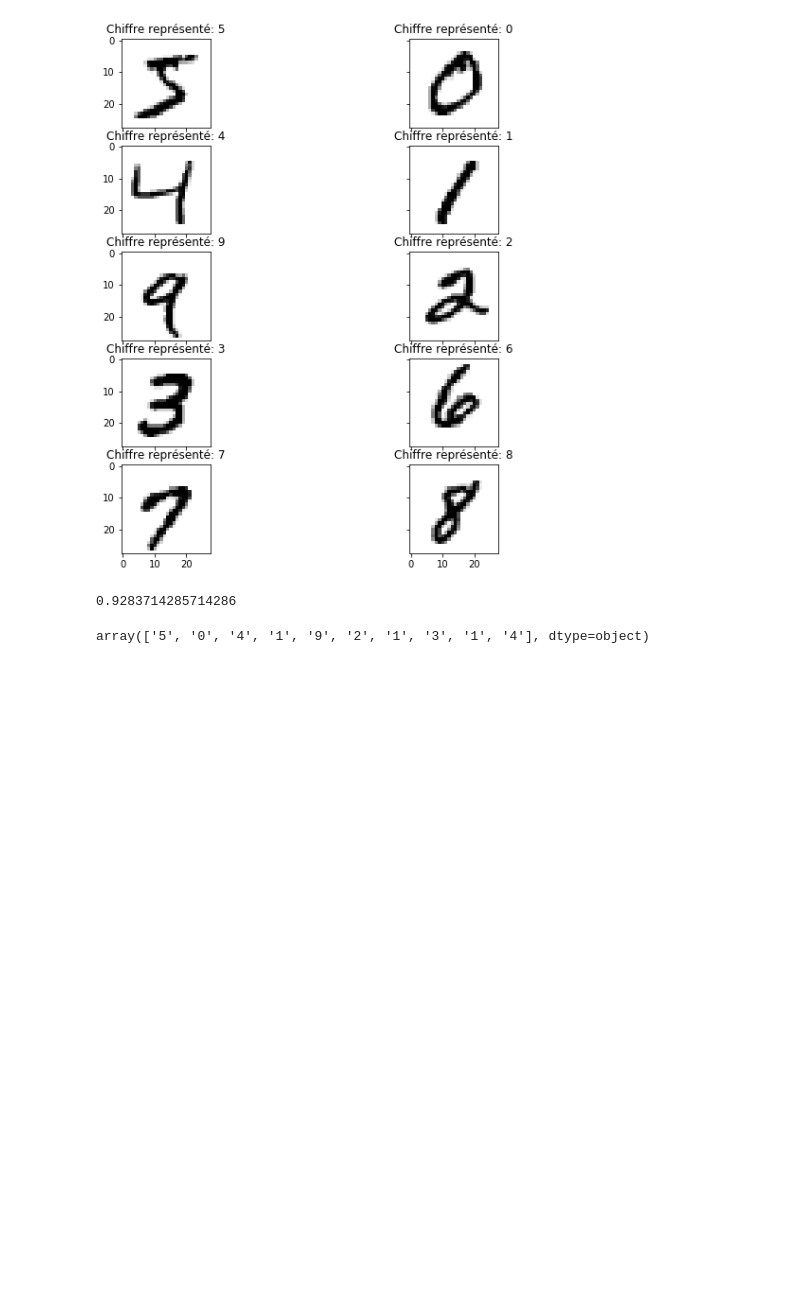
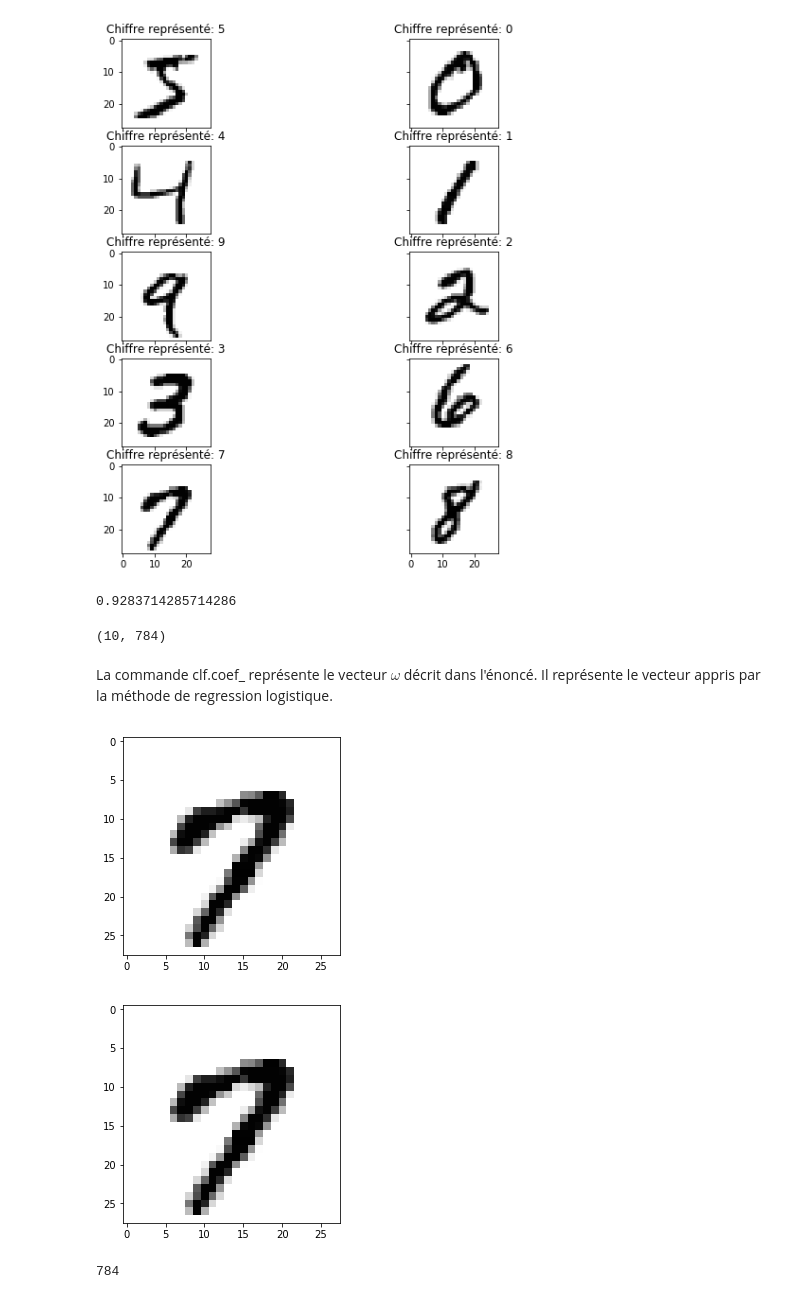
Before and after one commit to julienjoly/projet-python-HMMA238, a Jupyter notebook: notebook_tp_Massol_Joly.ipynb, the cells around one changed output. Cells and saved outputs as stored; diff of their text form; code cells hidden in the pictures; blank space fills up the shorter version.

```diff
--- a/notebook_tp_Massol_Joly.ipynb
+++ b/notebook_tp_Massol_Joly.ipynb
@@ -222,5 +222,10 @@ mask7 = (y== '7')
 indices3 = np.where(mask3)
 indices7 = np.where(mask7)
 
+
+
 type(indices3)
+
+X7=X[indices7]
+X7
 # %% [output]
@@ -262,7 +273,27 @@ clf.predict(X[:10, :])
 clf.score(X,y)
 # %% [output]
 0.9283714285714286
-# %%
-y[0:10]
-# %% [output]
-array(['5', '0', '4', '1', '9', '2', '1', '3', '1', '4'], dtype=object)
+# %%
+clf.coef_.shape
+# %% [output]
+(10, 784)
+# %% [markdown]
+La commande clf.coef_ représente le vecteur $\omega$ décrit dans l'énoncé. Il représente le vecteur appris par la méthode de regression logistique.
+# %%
+def fig_digit(x,alpha):
+    " x_mod=x-alpha * ( (clf.coef_[8].T )* x) / np.linalg.norm(clf.coef_[8])*clf.coef_[8]"
+    x_mod=x - np.dot(np.dot(alpha,np.dot(clf.coef_[8].T,x)),clf.coef_[8].T) / np.linalg.norm(clf.coef_[8])
+    image=np.reshape(x_mod, (28, 28))
+    plt.imshow(image, cmap='gray_r')
+    plt.show()
+    return x_mod
+# %%
+len(fig_digit(X7[0],0.1))
+
+"ip.interact(fig_digit,x=X7[8],alpha=(5,100,0.1))"
+
+len(fig_digit(X7[0],0.1))
+# %% [output]
+[figure, added]
+[figure, added]
+784
```
Also changed, not shown: parts of 3 cells of this notebook, 1 other file.
